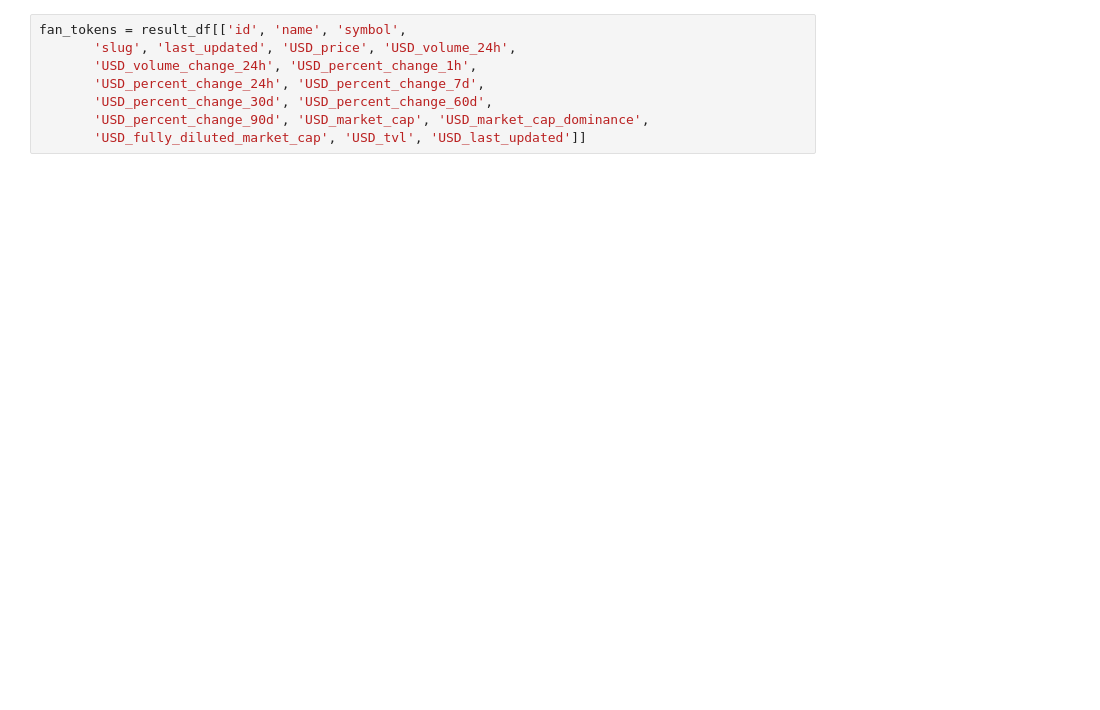
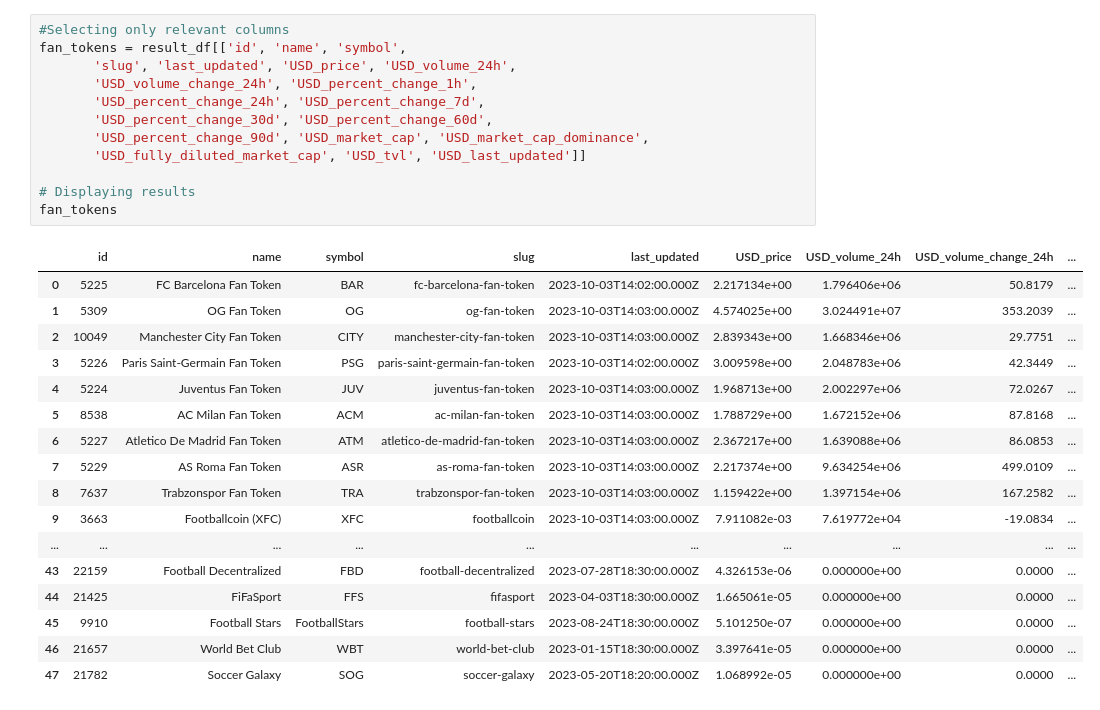
Before and after one commit to GuillermoIzquierdo/NimbusAcademyProject, a Jupyter notebook: fan_token_API_call.ipynb, the cells around one changed output. Drawn from its saved outputs; the diff is of its cells as text; blank space fills up the shorter version.

Commit message:
Committing final API call for fan_tokens

```diff
--- a/fan_token_API_call.ipynb
+++ b/fan_token_API_call.ipynb
@@ -59,8 +70,30 @@ result_df = pd.concat([coins_df.drop(columns=['quote']), flattened_quote_df], ax
 # %%
+#Selecting only relevant columns
 fan_tokens = result_df[['id', 'name', 'symbol',
        'slug', 'last_updated', 'USD_price', 'USD_volume_24h',
        'USD_volume_change_24h', 'USD_percent_change_1h',
        'USD_percent_change_24h', 'USD_percent_change_7d',
        'USD_percent_change_30d', 'USD_percent_change_60d',
        'USD_percent_change_90d', 'USD_market_cap', 'USD_market_cap_dominance',
        'USD_fully_diluted_market_cap', 'USD_tvl', 'USD_last_updated']]
+
+# Displaying results
+fan_tokens
+# %% [output]
+|  | id | name | symbol | slug | last_updated | USD_price | USD_volume_24h | USD_volume_change_24h | ... |
+| 0 | 5225 | FC Barcelona Fan Token | BAR | fc-barcelona-fan-token | 2023-10-03T14:02:00.000Z | 2.217134e+00 | 1.796406e+06 | 50.8179 | ... |
+| 1 | 5309 | OG Fan Token | OG | og-fan-token | 2023-10-03T14:03:00.000Z | 4.574025e+00 | 3.024491e+07 | 353.2039 | ... |
+| 2 | 10049 | Manchester City Fan Token | CITY | manchester-city-fan-token | 2023-10-03T14:03:00.000Z | 2.839343e+00 | 1.668346e+06 | 29.7751 | ... |
+| 3 | 5226 | Paris Saint-Germain Fan Token | PSG | paris-saint-germain-fan-token | 2023-10-03T14:02:00.000Z | 3.009598e+00 | 2.048783e+06 | 42.3449 | ... |
+| 4 | 5224 | Juventus Fan Token | JUV | juventus-fan-token | 2023-10-03T14:03:00.000Z | 1.968713e+00 | 2.002297e+06 | 72.0267 | ... |
+| 5 | 8538 | AC Milan Fan Token | ACM | ac-milan-fan-token | 2023-10-03T14:03:00.000Z | 1.788729e+00 | 1.672152e+06 | 87.8168 | ... |
+| 6 | 5227 | Atletico De Madrid Fan Token | ATM | atletico-de-madrid-fan-token | 2023-10-03T14:03:00.000Z | 2.367217e+00 | 1.639088e+06 | 86.0853 | ... |
+| 7 | 5229 | AS Roma Fan Token | ASR | as-roma-fan-token | 2023-10-03T14:03:00.000Z | 2.217374e+00 | 9.634254e+06 | 499.0109 | ... |
+| 8 | 7637 | Trabzonspor Fan Token | TRA | trabzonspor-fan-token | 2023-10-03T14:03:00.000Z | 1.159422e+00 | 1.397154e+06 | 167.2582 | ... |
+| 9 | 3663 | Footballcoin (XFC) | XFC | footballcoin | 2023-10-03T14:03:00.000Z | 7.911082e-03 | 7.619772e+04 | -19.0834 | ... |
+| ... | ... | ... | ... | ... | ... | ... | ... | ... | ... |
+| 43 | 22159 | Football Decentralized | FBD | football-decentralized | 2023-07-28T18:30:00.000Z | 4.326153e-06 | 0.000000e+00 | 0.0000 | ... |
+| 44 | 21425 | FiFaSport | FFS | fifasport | 2023-04-03T18:30:00.000Z | 1.665061e-05 | 0.000000e+00 | 0.0000 | ... |
+| 45 | 9910 | Football Stars | FootballStars | football-stars | 2023-08-24T18:30:00.000Z | 5.101250e-07 | 0.000000e+00 | 0.0000 | ... |
+| 46 | 21657 | World Bet Club | WBT | world-bet-club | 2023-01-15T18:30:00.000Z | 3.397641e-05 | 0.000000e+00 | 0.0000 | ... |
+| 47 | 21782 | Soccer Galaxy | SOG | soccer-galaxy | 2023-05-20T18:20:00.000Z | 1.068992e-05 | 0.000000e+00 | 0.0000 | ... |
```
Also changed, not shown: parts of 5 cells of this notebook.
